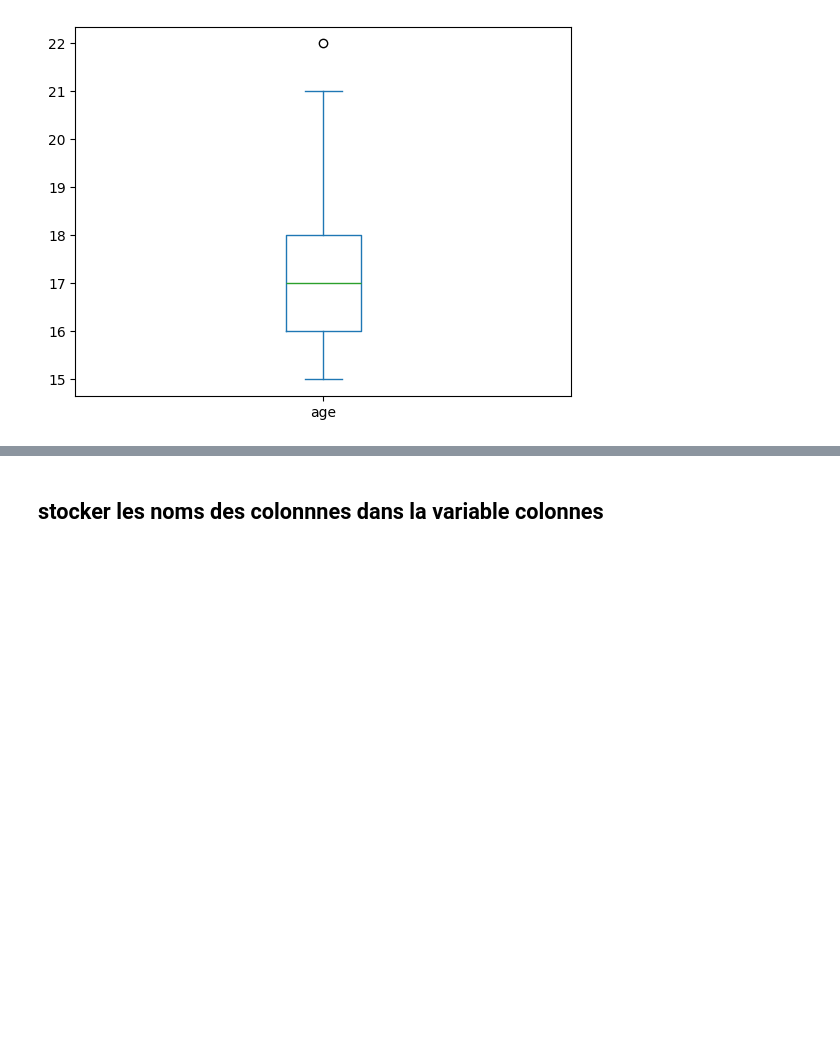
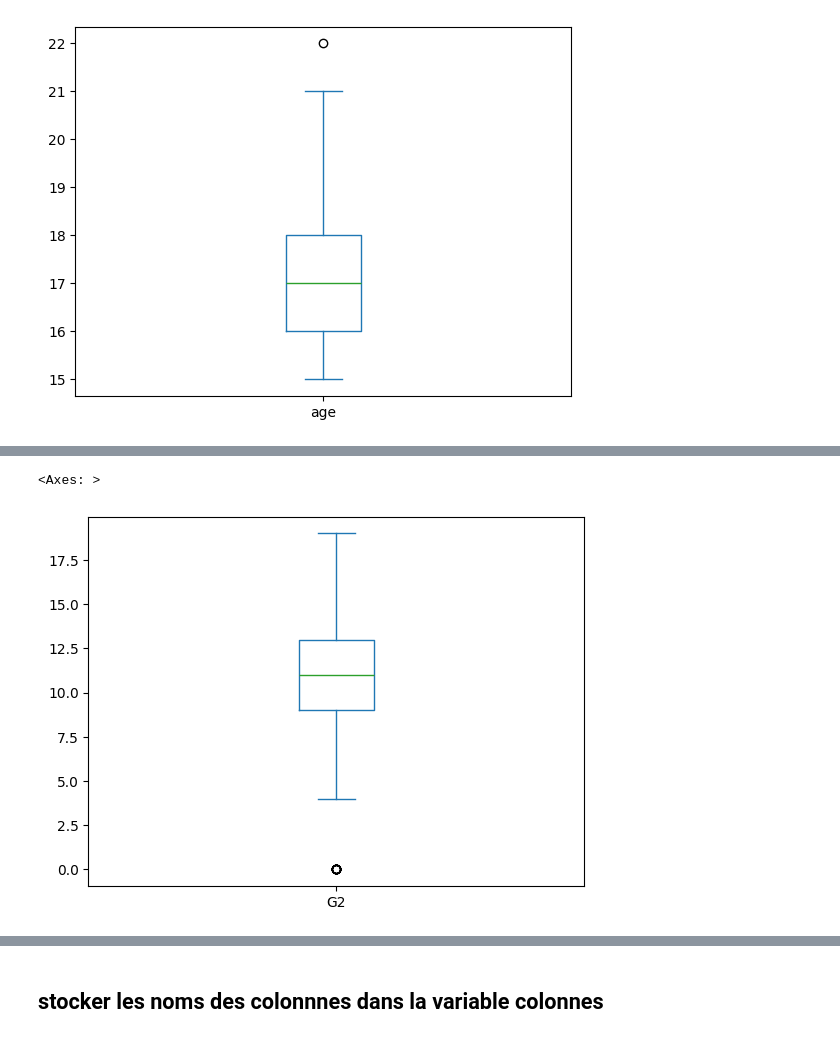
Before and after one commit to rachdigit/Projet_DataMining, a Jupyter notebook: proj_dm.ipynb, the cells around one changed output, grey strips where cells are left out. Drawn from its saved outputs; the diff is of its cells as text; code cells hidden in the pictures; blank space fills up the shorter version.

```diff
--- a/proj_dm.ipynb
+++ b/proj_dm.ipynb
@@ -1010,0 +1048,5 @@ data['age'].plot(kind='box')
+# %%
+data['G2'].plot(kind='box')
+# %% [output]
+<Axes: >
+[figure, added]
```
Also changed, not shown: parts of 17 cells of this notebook.
